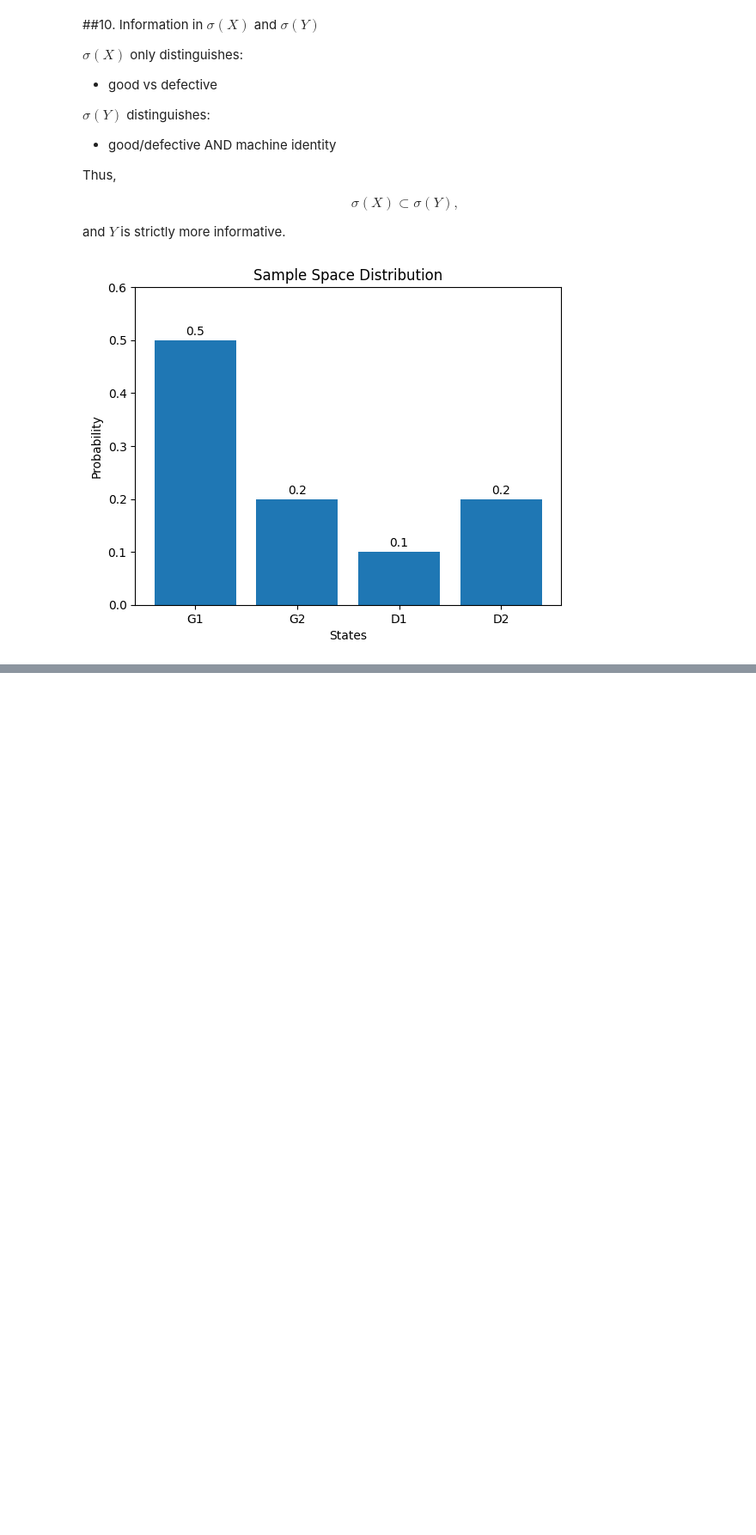
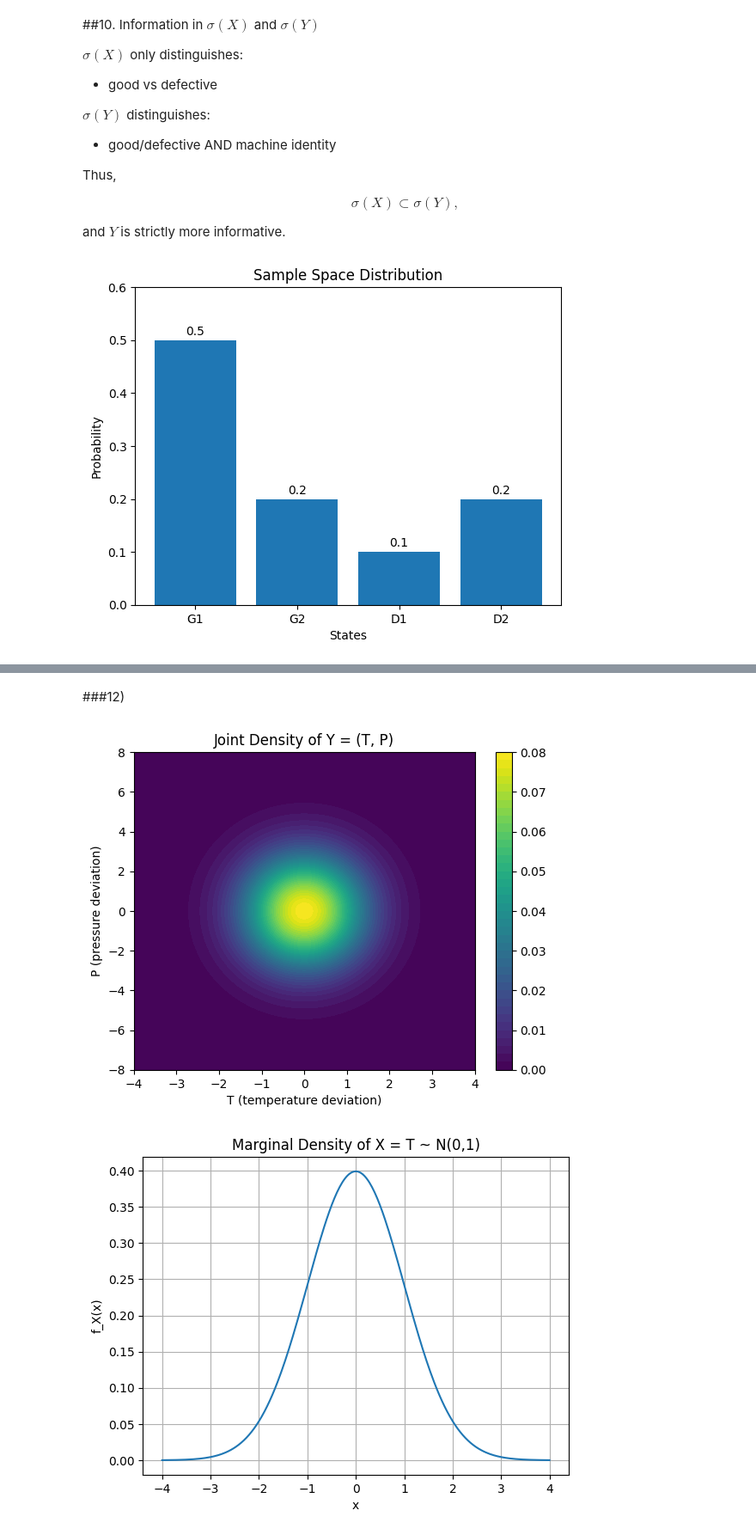
Before and after one commit to dinujakr/Statistical-Learning-e20190, a Jupyter notebook: Assignments/Assignment01.ipynb, the cells around one changed output, grey strips where cells are left out. Shown at 86% size. Saved outputs shown, nothing was run; the diff lists cells and outputs as text; code cells hidden in the pictures; blank space fills up the shorter version.

```diff
--- a/Assignments/Assignment01.ipynb
+++ b/Assignments/Assignment01.ipynb
@@ -504,0 +760,68 @@ plt.show()
+# %% [markdown]
+###12)
+# %%
+import numpy as np
+import matplotlib.pyplot as plt
+from scipy.stats import norm
+
+# -----------------------------
+# Grid for joint density of (T,P)
+# -----------------------------
+t = np.linspace(-4, 4, 300)
+p = np.linspace(-8, 8, 300)
+T, P = np.meshgrid(t, p)
+
+Z = (1/(4*np.pi)) * np.exp(-T**2/2 - P**2/8)
+
+# -----------------------------
+# (1) Joint density heatmap
+# -----------------------------
+plt.figure()
+plt.contourf(T, P, Z, levels=50)
+plt.xlabel("T (temperature deviation)")
+plt.ylabel("P (pressure deviation)")
+plt.title("Joint Density of Y = (T, P)")
+plt.colorbar()
+plt.show()
+
+# -----------------------------
+# (2) Marginal density of X = T
+# -----------------------------
+x = np.linspace(-4, 4, 300)
+fx = norm.pdf(x, 0, 1)
+
+plt.figure()
+plt.plot(x, fx)
+plt.xlabel("x")
+plt.ylabel("f_X(x)")
+plt.title("Marginal Density of X = T ~ N(0,1)")
+plt.grid(True)
+plt.show()
+
+# -----------------------------
+# (3) σ-algebra intuition diagram
+# -----------------------------
+np.random.seed(0)
+
+T_samp = np.random.randn(200)
+P_samp = np.sqrt(4)*np.random.randn(200)
+
+plt.figure()
+
+# Full information (Y)
+plt.scatter(T_samp, P_samp, alpha=0.4, label="σ(Y): full (T,P) plane")
+
+# Coarse information (X): vertical projection only
+plt.scatter(T_samp, np.zeros_like(T_samp),
+            alpha=0.6, label="σ(X): only T observed")
+
+plt.axhline(0, linewidth=0.5)
+
+plt.xlabel("T")
+plt.ylabel("P")
+plt.title("Information Structure: σ(X) ⊂ σ(Y)")
+plt.legend()
+plt.show()
+# %% [output]
+[figure, added]
+[figure, added]
```
Also changed, not shown: parts of 14 cells of this notebook.
